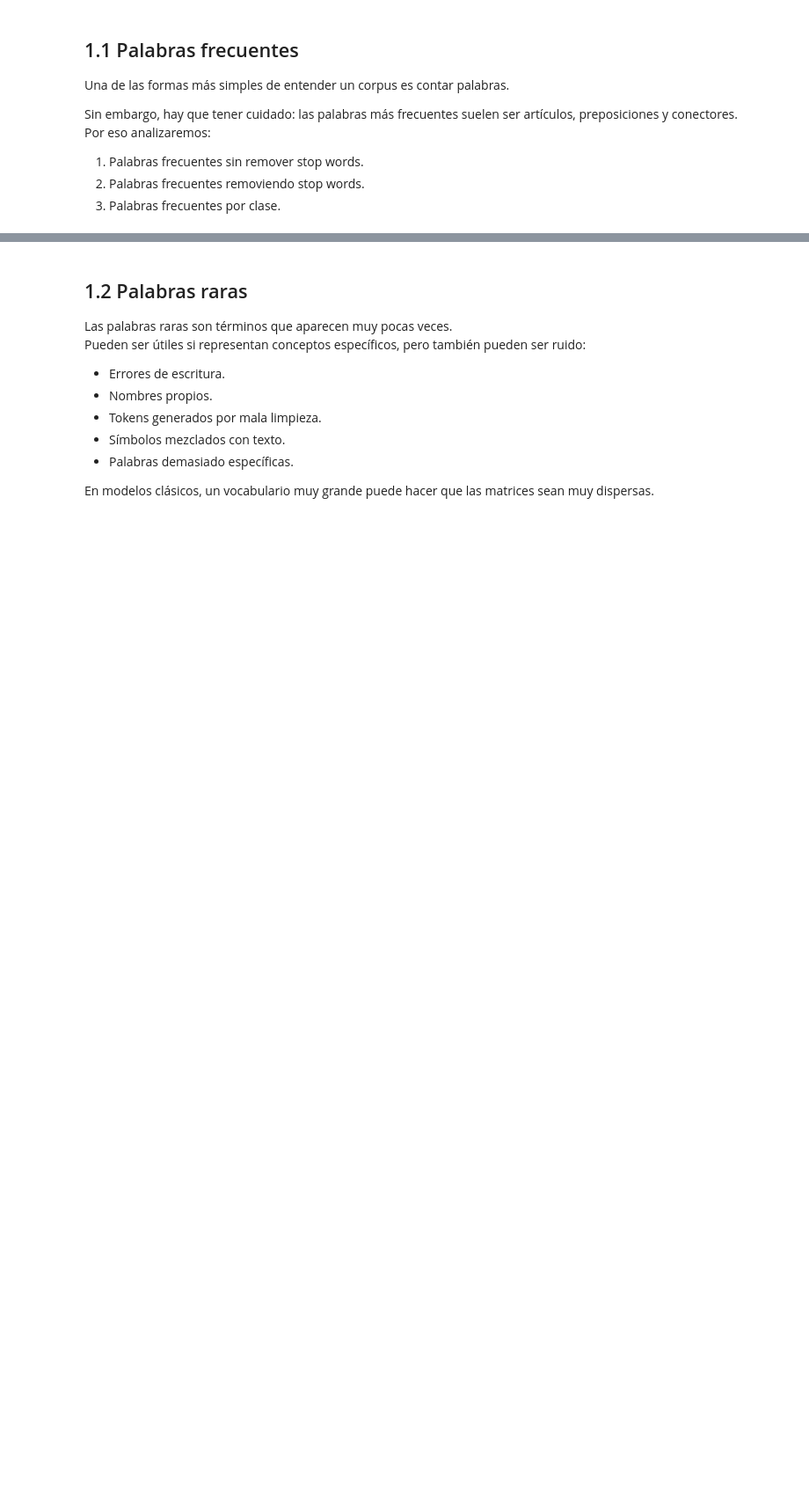
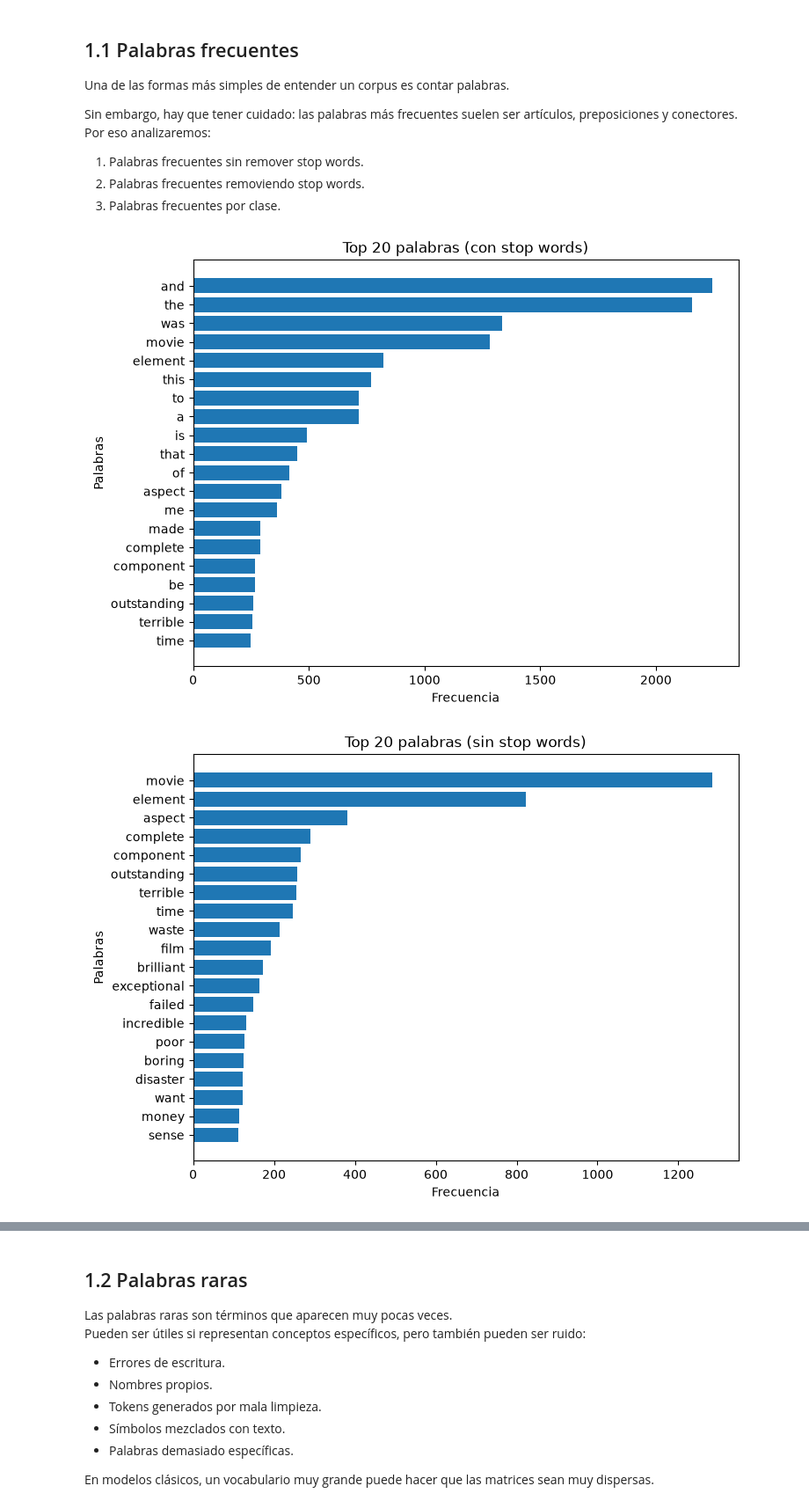
Before and after one commit to fanovoa/phytonFundamentosEstadistica, a Jupyter notebook: NLP/NLP_Session_3/assignment_NLP_IMDB.ipynb, the cells around one changed output, grey strips where cells are left out. Shown at 88% size. Saved outputs shown, nothing was run; the diff lists cells and outputs as text; code cells hidden in the pictures; blank space fills up the shorter version.

```diff
--- a/NLP/NLP_Session_3/assignment_NLP_IMDB.ipynb
+++ b/NLP/NLP_Session_3/assignment_NLP_IMDB.ipynb
@@ -86,9 +87,14 @@ pd.set_option("display.max_colwidth", 160)
 # %%
 # TODO: Defina DATA_PATH con la ruta del CSV que se usará en clase.
 # Pista: confirme el nombre real del archivo antes de leerlo.
-# DATA_PATH = ...
+DATA_PATH = "imdb_movie_reviews_large.csv"  # Reemplace con la ruta correcta del archivo CSV
+if not os.path.exists(DATA_PATH):
+    raise FileNotFoundError(
+        f"No se encontró '{DATA_PATH}'. "
+        "Coloque el archivo en la misma carpeta del notebook."
+    )
 # %%
 # TODO: Cargue el archivo CSV en un DataFrame llamado df usando pandas.
-# df = ...
+df = pd.read_csv(DATA_PATH)
 # %%
 # TODO: Muestre las primeras 10 filas del dataset.
@@ -179,16 +345,42 @@ Por eso analizaremos:
 
 def simple_tokenize(text):
     # TODO: complete la tokenización
-    raise NotImplementedError("Completar en clase")
+    return re.findall(r"[a-z']+", text.lower())
 
 def get_top_words(texts, n=20, remove_stopwords=False):
     # TODO: complete el conteo de palabras
-    raise NotImplementedError("Completar en clase")
+    vocab = Counter()
+    for text in texts:
+        tokens = simple_tokenize(text)
+        if remove_stopwords:
+            tokens = [token for token in tokens if token not in ENGLISH_STOP_WORDS]
+        vocab.update(tokens)
+    return vocab.most_common(n)
 
 def plot_top_words(top_words, title):
     # TODO: complete la visualización
-    raise NotImplementedError("Completar en clase")
+    words, counts = zip(*top_words)
+    plt.figure(figsize=(8, 6))
+    plt.barh(words, counts)
+    plt.gca().invert_yaxis()  # Invertir el eje y para que la palabra más frecuente esté arriba
+    plt.title(title)
+    plt.xlabel("Frecuencia")
+    plt.ylabel("Palabras")
+    plt.show()
 # %%
 # TODO: Compare palabras frecuentes con/sin stop words y en reviews positivas/negativas.
 # Use las funciones que implementó en la celda anterior.
-# ...
+
+# Corpus completo: con y sin stop words
+plot_top_words(get_top_words(df[TEXT_COL], n=20), "Top 20 palabras (con stop words)")
+plot_top_words(get_top_words(df[TEXT_COL], n=20, remove_stopwords=True), "Top 20 palabras (sin stop words)")
+
+# Por sentimiento, sin stop words
+pos_texts = df[df[LABEL_COL] == 1][TEXT_COL]
+neg_texts = df[df[LABEL_COL] == 0][TEXT_COL]
+
+plot_top_words(get_top_words(pos_texts, n=20, remove_stopwords=True), "Top 20 palabras en reseñas positivas")
+plot_top_words(get_top_words(neg_texts, n=20, remove_stopwords=True), "Top 20 palabras en reseñas negativas")
+# %% [output]
+[figure, added]
+[figure, added]
```
Also changed, not shown: parts of 125 cells of this notebook, 7 other files.
